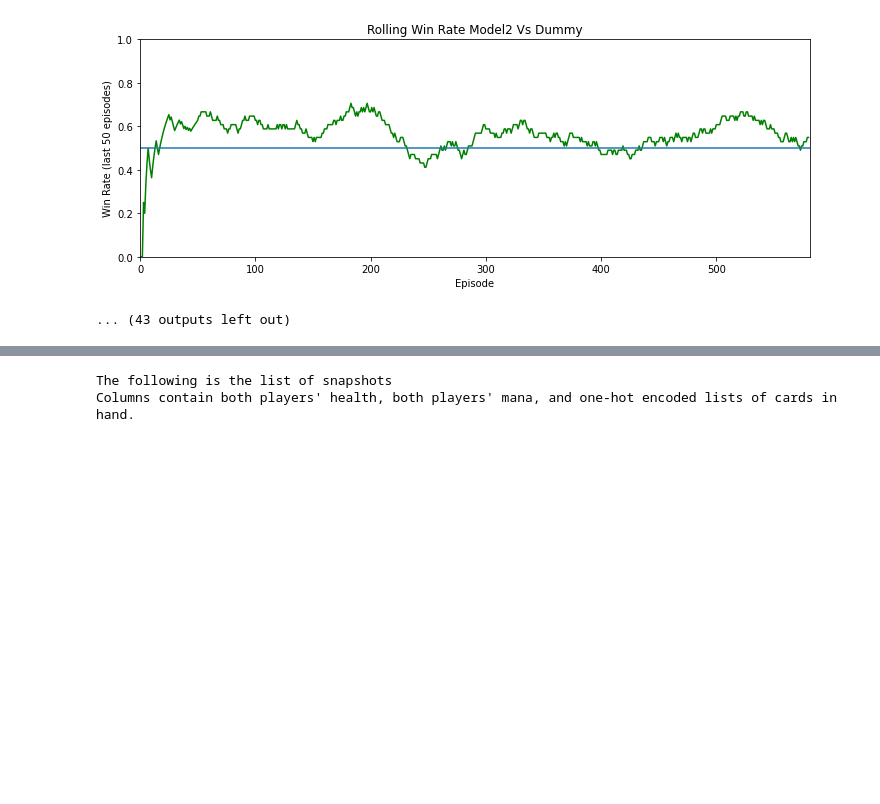
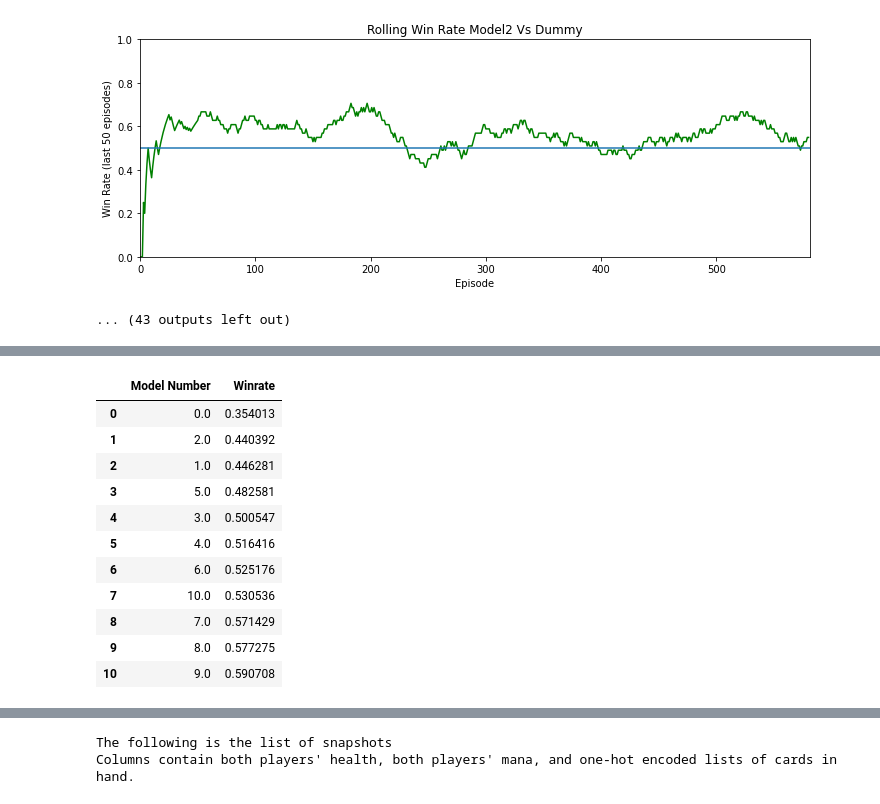
Before and after one commit to LEWISAJ3/OurGame, a Jupyter notebook: CardGameNeuralNetworkThorn.ipynb, the cells around one changed output, grey strips where cells are left out. Drawn from its saved outputs; the diff is of its cells as text; code cells hidden in the pictures; blank space fills up the shorter version.

```diff
--- a/CardGameNeuralNetworkThorn.ipynb
+++ b/CardGameNeuralNetworkThorn.ipynb
@@ -1363,0 +1433,36 @@ plt.show()
+# %%
+testwinrates={}
+for key1 in testresultholder.keys():
+
+    num_ones=0
+    ln=0
+    for key2 in testresultholder[key1].keys():
+        num_ones+=Counter(testresultholder[key1][key2])[1]
+        ln+=len(testresultholder[key1][key2])
+    testwinrates[key1]=num_ones/ln
+sorted_list = np.array(sorted(testwinrates.items(), key=lambda x: x[1]))
+sorted_list[:,1]=[float(x) for x in sorted_list[:,1]]
+import re
+
+def model_to_number(name):
+    if name.lower() == "dummy":
+        return 0
+    match = re.search(r'\d+', name)
+    return int(match.group()) if match else 0
+sorted_list[:,0]=[model_to_number(x) for x in sorted_list[:,0]]
+sorted_list=sorted_list.astype("float")
+df=pd.DataFrame(sorted_list,columns=["Model Number","Winrate"])
+df
+# %% [output]
+|  | Model Number | Winrate |
+| 0 | 0.0 | 0.354013 |
+| 1 | 2.0 | 0.440392 |
+| 2 | 1.0 | 0.446281 |
+| 3 | 5.0 | 0.482581 |
+| 4 | 3.0 | 0.500547 |
+| 5 | 4.0 | 0.516416 |
+| 6 | 6.0 | 0.525176 |
+| 7 | 10.0 | 0.530536 |
+| 8 | 7.0 | 0.571429 |
+| 9 | 8.0 | 0.577275 |
+| 10 | 9.0 | 0.590708 |
```
Also changed, not shown: parts of 4 cells of this notebook.
